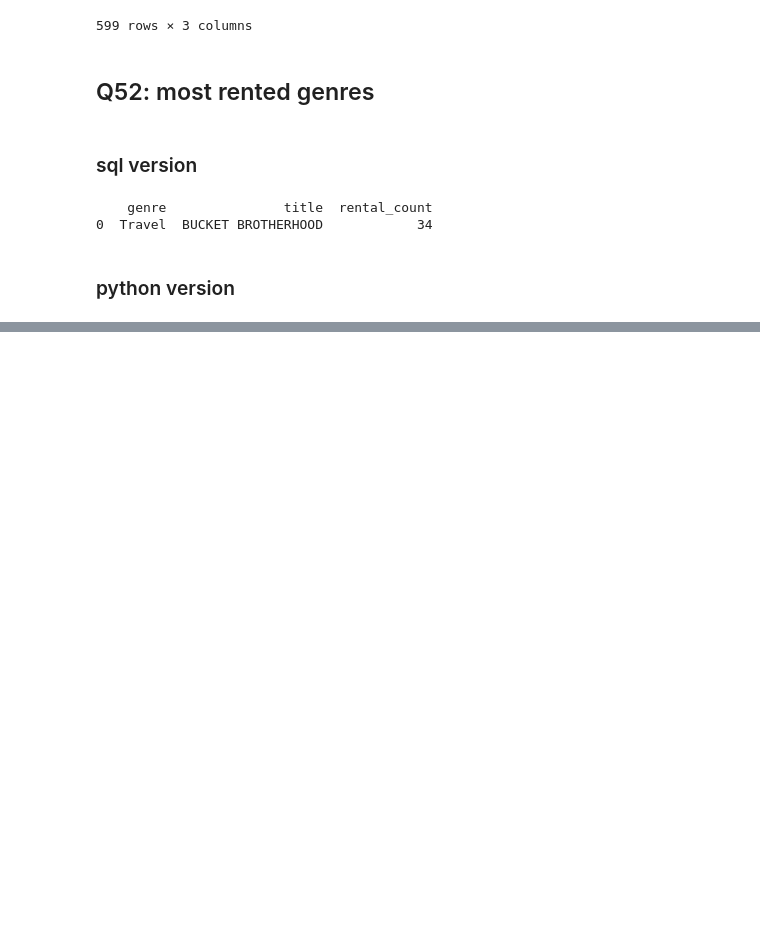
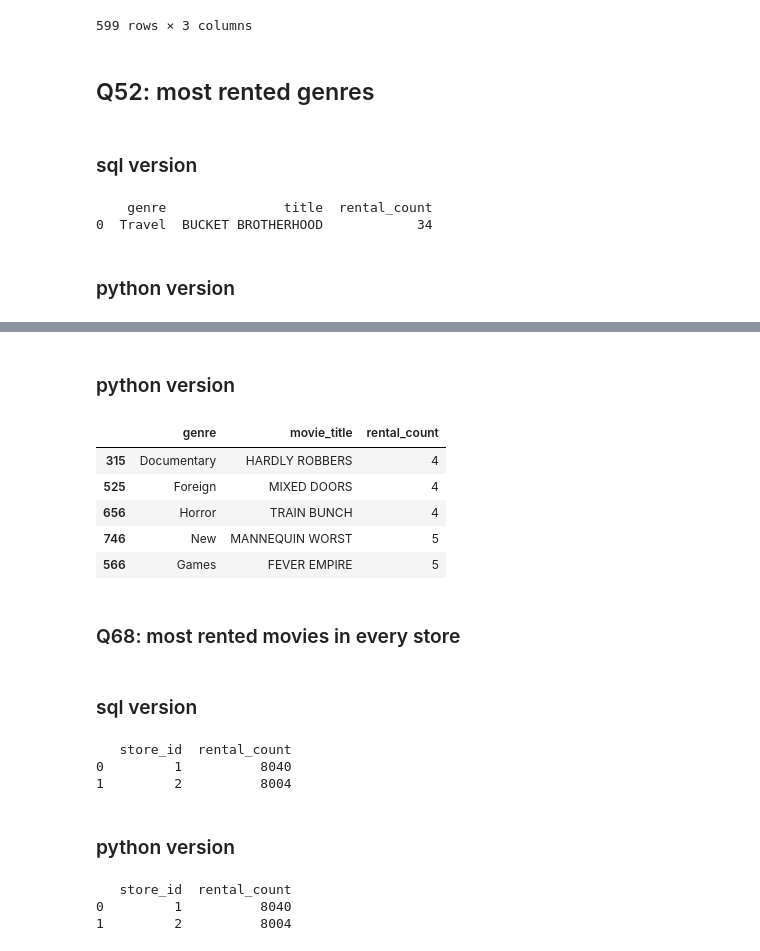
Before and after one commit to cenkerarin/lotus-practice, a Jupyter notebook: practice.ipynb, the cells around one changed output, grey strips where cells are left out. Cells and saved outputs as stored; diff of their text form; code cells hidden in the pictures; blank space fills up the shorter version.

```diff
--- a/practice.ipynb
+++ b/practice.ipynb
@@ -2911,0 +3759,51 @@ KeyError: 'category_name'
+# %% [markdown]
+### python version
+# %%
+c_filmcat = category_df.merge(film_category_df, on="category_id")
+c_filmcat_film = c_filmcat.merge(film_df, on="film_id")
+c_filmcat_film_inventory = c_filmcat_film.merge(inventory_df, on="film_id")
+c_filmcat_film_inventory_rental = c_filmcat_film_inventory.merge(rental_df, on="inventory_id")
+
+df = c_filmcat_film_inventory_rental.groupby(["name", "title"])["rental_id"].count().reset_index()
+df.rename(columns={"name": "genre", "title": "movie_title", "rental_id": "rental_count"}, inplace=True)
+df.sort_values(by="rental_count", ascending=True, inplace=True)
+df.head()
+# %% [output]
+|  | genre | movie_title | rental_count |
+| 315 | Documentary | HARDLY ROBBERS | 4 |
+| 525 | Foreign | MIXED DOORS | 4 |
+| 656 | Horror | TRAIN BUNCH | 4 |
+| 746 | New | MANNEQUIN WORST | 5 |
+| 566 | Games | FEVER EMPIRE | 5 |
+# %% [markdown]
+### Q68: most rented movies in every store
+# %% [markdown]
+### sql version
+# %%
+query = """
+SELECT store.store_id, COUNT(rental.rental_id) AS rental_count
+FROM store
+JOIN staff ON store.store_id = staff.store_id
+JOIN rental ON staff.staff_id = rental.staff_id
+GROUP BY store.store_id
+ORDER BY rental_count DESC;
+"""
+df = pd.read_sql_query(query, conn)
+print(df)
+# %% [output]
+   store_id  rental_count
+0         1          8040
+1         2          8004
+# %% [markdown]
+### python version
+# %%
+store_staff = store_df.merge(staff_df, on="store_id")
+store_staff_rental = store_staff.merge(rental_df, left_on="staff_id", right_on="staff_id")
+df = store_staff_rental.groupby("store_id")["rental_id"].count().reset_index()
+df.rename(columns={"rental_id": "rental_count"}, inplace=True)
+df.sort_values(by="rental_count", ascending=False, inplace=True)
+print(df)
+# %% [output]
+   store_id  rental_count
+0         1          8040
+1         2          8004
```
Also changed, not shown: parts of 89 cells of this notebook.
